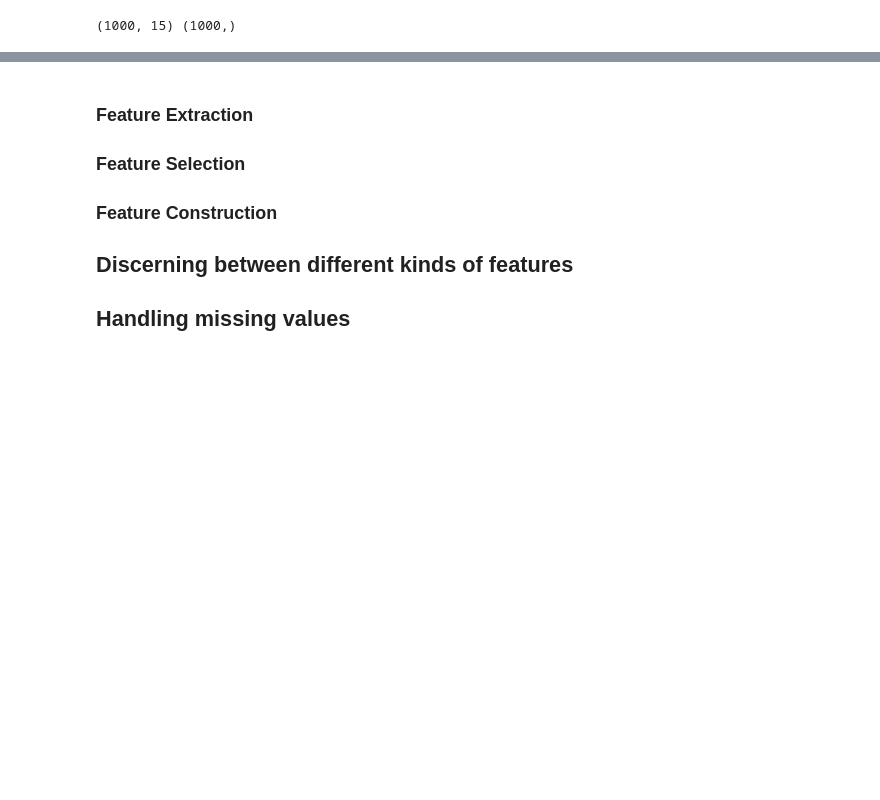
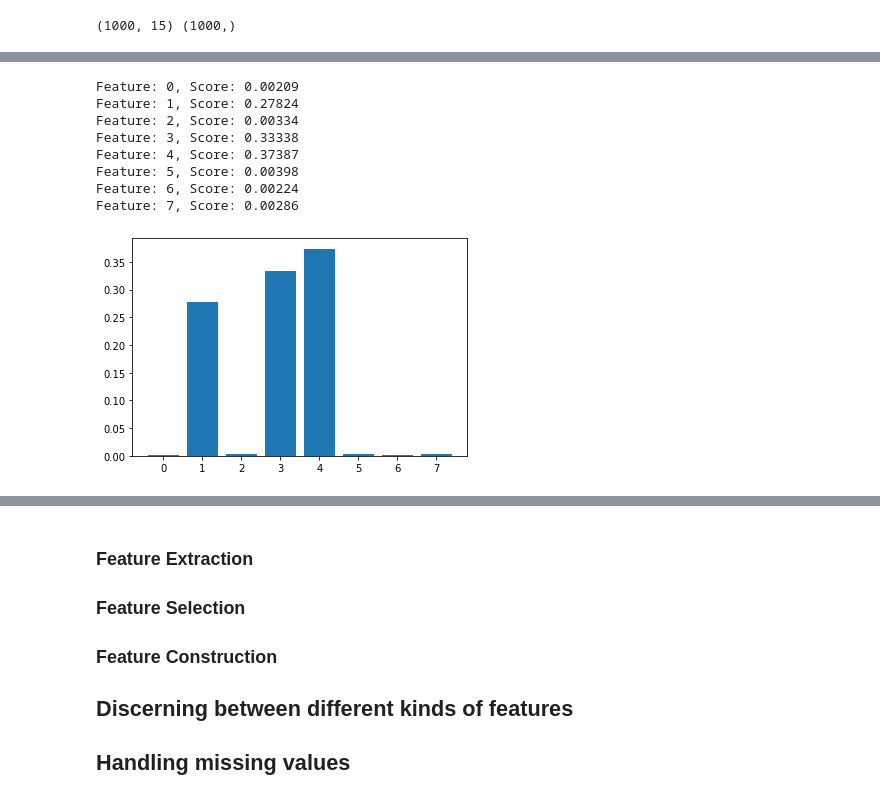
Before and after one commit to MachineLearningJournalClub/HowToTackleAMLCompetition, a Jupyter notebook: HowToTackleAMLCompetition/Lecture1|FeatureProcessing.ipynb, the cells around one changed output, grey strips where cells are left out. Saved outputs shown, nothing was run; the diff lists cells and outputs as text; code cells hidden in the pictures; blank space fills up the shorter version.

```diff
--- a/HowToTackleAMLCompetition/Lecture1|FeatureProcessing.ipynb
+++ b/HowToTackleAMLCompetition/Lecture1|FeatureProcessing.ipynb
@@ -241,0 +239,26 @@ Recall that this is a classification problem with classes 0 and 1 (binary).
+# %%
+# decision tree for feature importance on a regression problem
+from sklearn.tree import DecisionTreeRegressor
+from matplotlib import pyplot as plt
+# define the model
+model = DecisionTreeRegressor()
+# fit the model
+model.fit(X_reg, y_reg)
+# get importance
+importance = model.feature_importances_
+# summarize feature importance
+for i,v in enumerate(importance):
+	print('Feature: %0d, Score: %.5f' % (i,v))
+# plot feature importance
+plt.bar([x for x in range(len(importance))], importance)
+plt.show()
+# %% [output]
+Feature: 0, Score: 0.00209
+Feature: 1, Score: 0.27824
+Feature: 2, Score: 0.00334
+Feature: 3, Score: 0.33338
+Feature: 4, Score: 0.37387
+Feature: 5, Score: 0.00398
+Feature: 6, Score: 0.00224
+Feature: 7, Score: 0.00286
+[figure, added]
```
Also changed, not shown: parts of 23 cells of this notebook.
